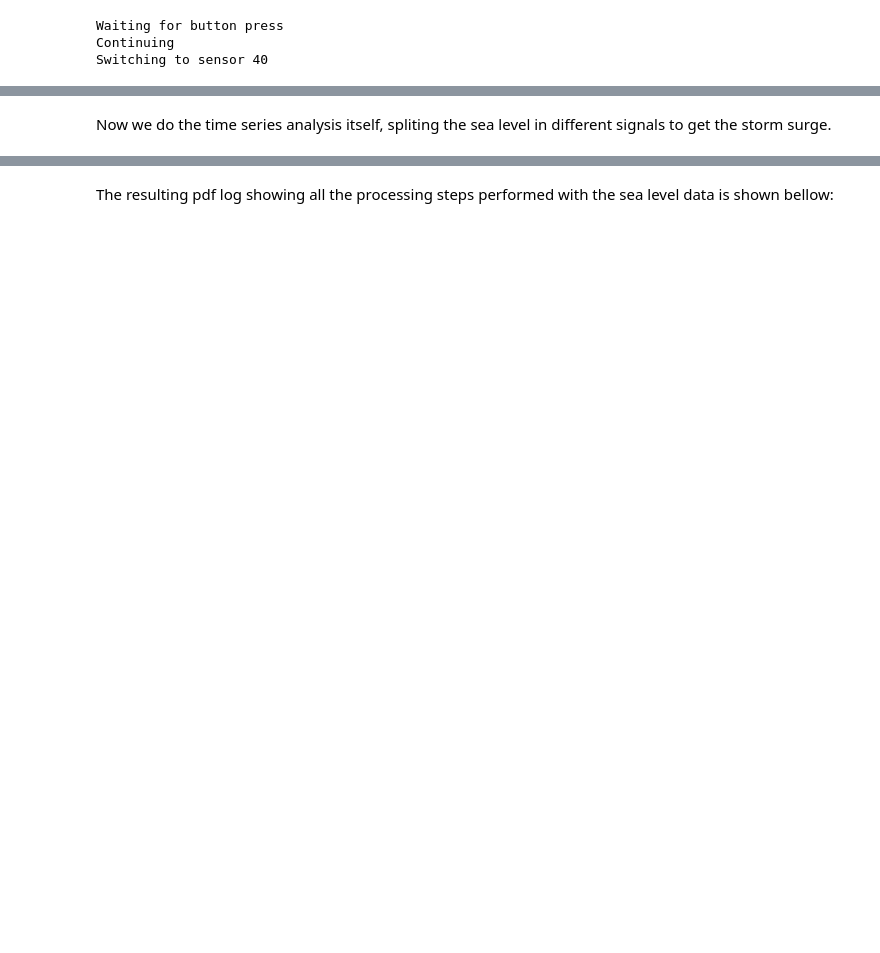
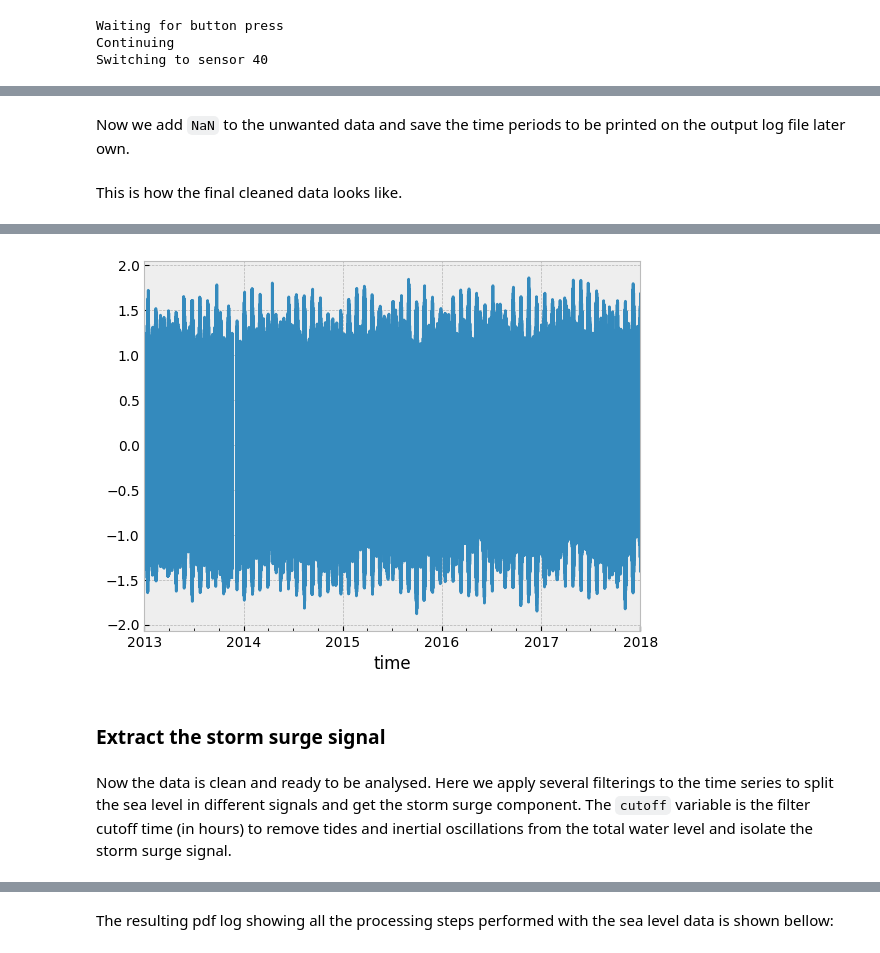
Before and after one commit to metocean/TAIAO, a Jupyter notebook: data_transformations/extract_storm_surge_linz.ipynb, the cells around one changed output, grey strips where cells are left out. Saved outputs shown, nothing was run; the diff lists cells and outputs as text; code cells hidden in the pictures; blank space fills up the shorter version.

Commit message:
tidying up linz storm surge notebook

```diff
--- a/data_transformations/extract_storm_surge_linz.ipynb
+++ b/data_transformations/extract_storm_surge_linz.ipynb
@@ -137,22 +195,31 @@ Clean the data manually.
 # %%
+%matplotlib qt
 from core_routines.check import plot_graph as clean_manually
 
-answer = clean_manually([df0,df1],['elev','detrend'],['Raw','Filter'],save=None,eventname='clean')
+answer = clean_manually([df0, df1], ['elev', 'elev'], ['Raw', 'Filter'], save=None, eventname='clean')
+# %% [markdown]
+Now we add `NaN` to the unwanted data and save the time periods to be printed on the output log file later own.
 # %%
 from core_routines.toolbox import delete_manually
 from matplotlib.dates import num2date
 
 deleted_time = {}
 if 'delete' in answer:
-    df1['clean'] = delete_manually(df1['detrend'], answer['delete'])
+    df1['clean'] = delete_manually(df1['elev'], answer['delete'])
 
     for i, time in enumerate(answer['delete']):
-        deleted_time[str(i+1)] = 'From %s to %s' % (num2date(time[0]).strftime('%Y-%m-%d %H:00'),num2date(time[1]).strftime('%Y-%m-%d %H:00'))
+        deleted_time[str(i+1)] = 'From %s to %s' % (num2date(time[0]).strftime('%Y-%m-%d %H:00'), num2date(time[1]).strftime('%Y-%m-%d %H:00'))
 
 else:
-    df1['clean'] = df1['detrend']
+    df1['clean'] = df1['elev']
 
 df = df1['clean'].copy().to_frame()
-df.rename(columns={'clean':'elev'},inplace=True)
+df.rename(columns={'clean': 'elev'}, inplace=True)
-# %% [markdown]
-Now we do the time series analysis itself, spliting the sea level in different signals to get the storm surge.
+# %% [markdown]
+This is how the final cleaned data looks like.
+# %%
+%matplotlib inline
+
+print(df)
+df['elev'].plot();
+# %% [output]
@@ -158,0 +241,5 @@ Now we do the time series analysis itself, spliting the sea level in different s
+[figure, added]
+# %% [markdown]
+### Extract the storm surge signal
+# %% [markdown]
+Now the data is clean and ready to be analysed. Here we apply several filterings to the time series to split the sea level in different signals and get the storm surge component. The `cutoff` variable is the filter cutoff time (in hours) to remove tides and inertial oscillations from the total water level and isolate the storm surge signal.
```
Also changed, not shown: parts of 32 cells of this notebook.
